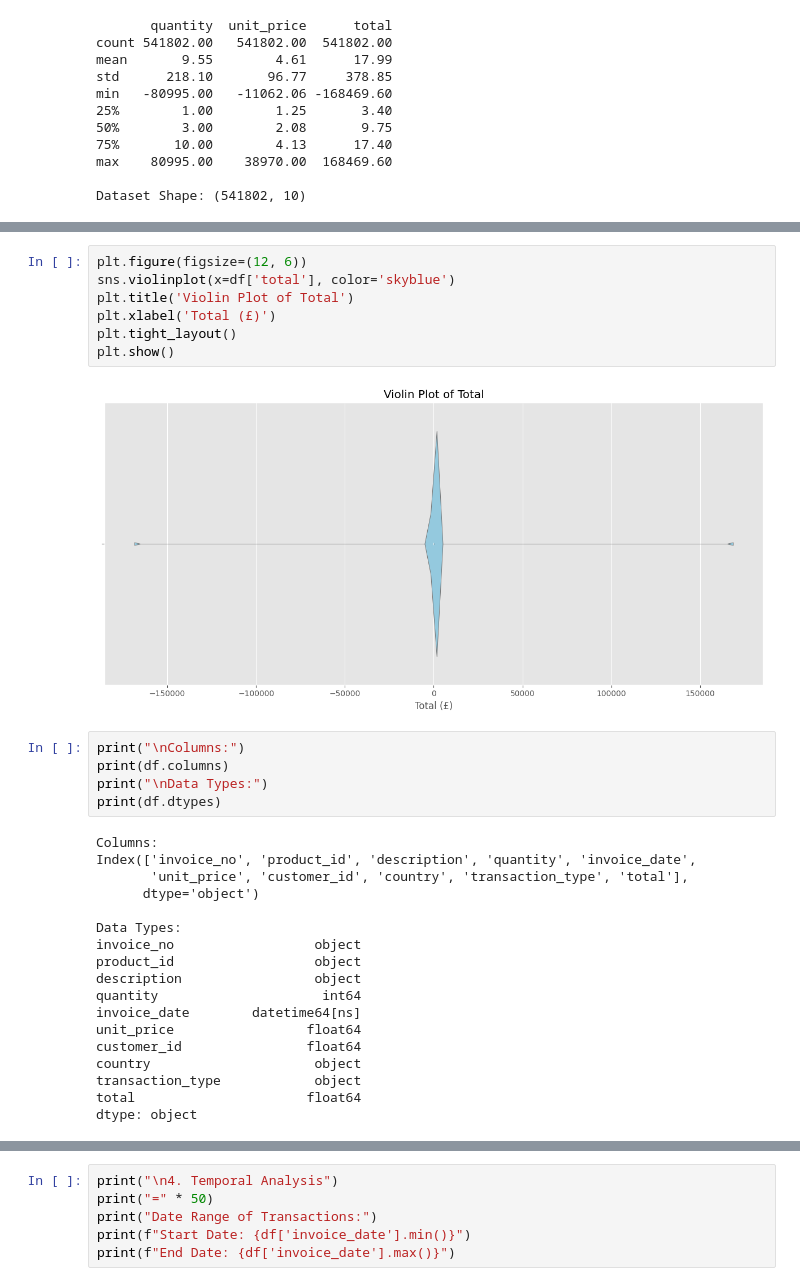
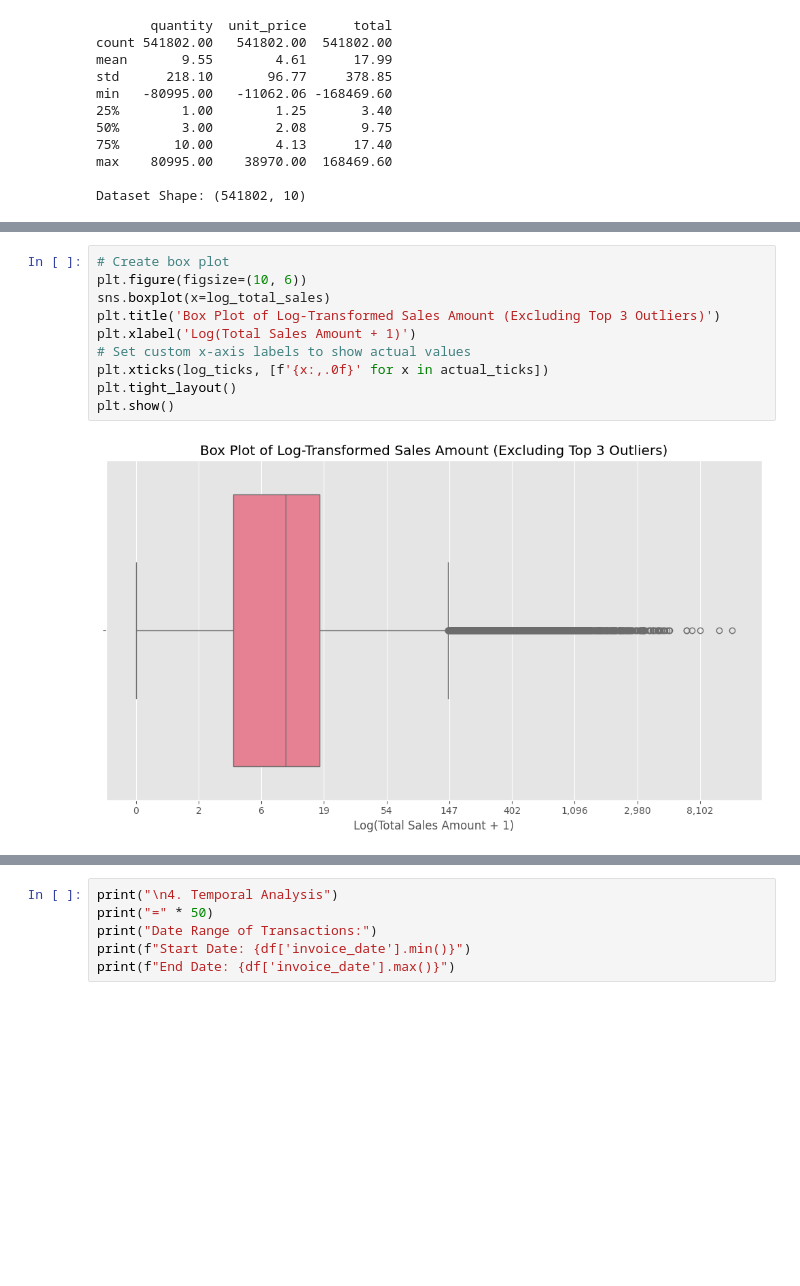
Before and after one commit to MiguelLagoa/E-commerce-Business-Data-Analysis, a Jupyter notebook: eda_fact_sales.ipynb, the cells around one changed output, grey strips where cells are left out. Saved outputs shown, nothing was run; the diff lists cells and outputs as text; blank space fills up the shorter version.

```diff
--- a/eda_fact_sales.ipynb
+++ b/eda_fact_sales.ipynb
@@ -101,32 +162,12 @@ plt.show()
-# %%
-plt.figure(figsize=(12, 6))
-sns.violinplot(x=df['total'], color='skyblue')
-plt.title('Violin Plot of Total')
-plt.xlabel('Total (£)')
-plt.tight_layout()
-plt.show()
-# %% [output]
-[figure, removed]
-# %%
-print("\nColumns:")
-print(df.columns)
-print("\nData Types:")
-print(df.dtypes)
-# %% [output]
-Columns:
-Index(['invoice_no', 'product_id', 'description', 'quantity', 'invoice_date',
-       'unit_price', 'customer_id', 'country', 'transaction_type', 'total'],
-      dtype='object')
-
-Data Types:
-invoice_no                  object
-product_id                  object
-description                 object
-quantity                     int64
-invoice_date        datetime64[ns]
-unit_price                 float64
-customer_id                float64
-country                     object
-transaction_type            object
-total                      float64
-dtype: object
+# %%
+# Create box plot
+plt.figure(figsize=(10, 6))
+sns.boxplot(x=log_total_sales)
+plt.title('Box Plot of Log-Transformed Sales Amount (Excluding Top 3 Outliers)')
+plt.xlabel('Log(Total Sales Amount + 1)')
+# Set custom x-axis labels to show actual values
+plt.xticks(log_ticks, [f'{x:,.0f}' for x in actual_ticks])
+plt.tight_layout()
+plt.show()
+# %% [output]
+[figure, added]
```
Also changed, not shown: parts of 10 cells of this notebook.
